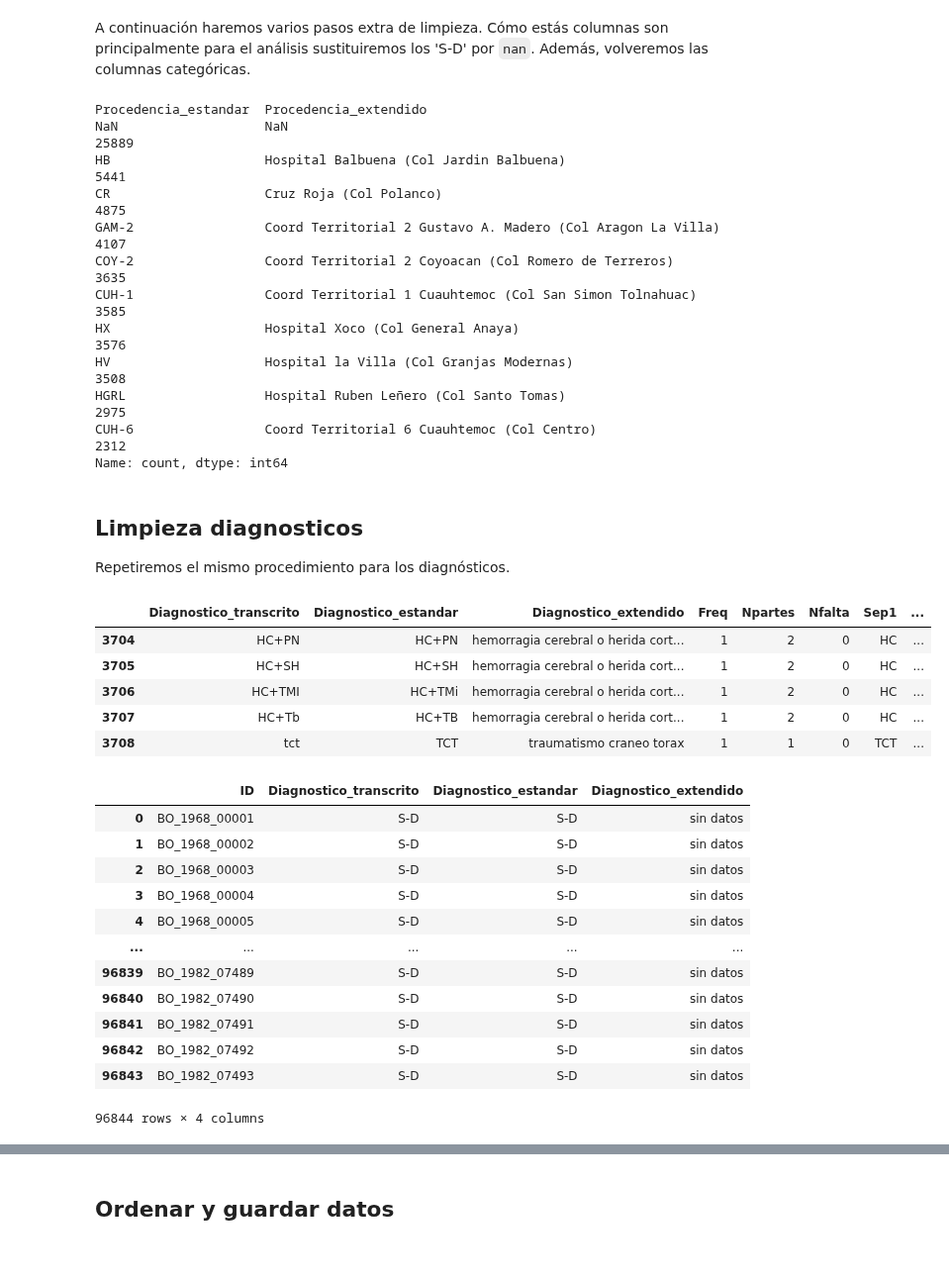
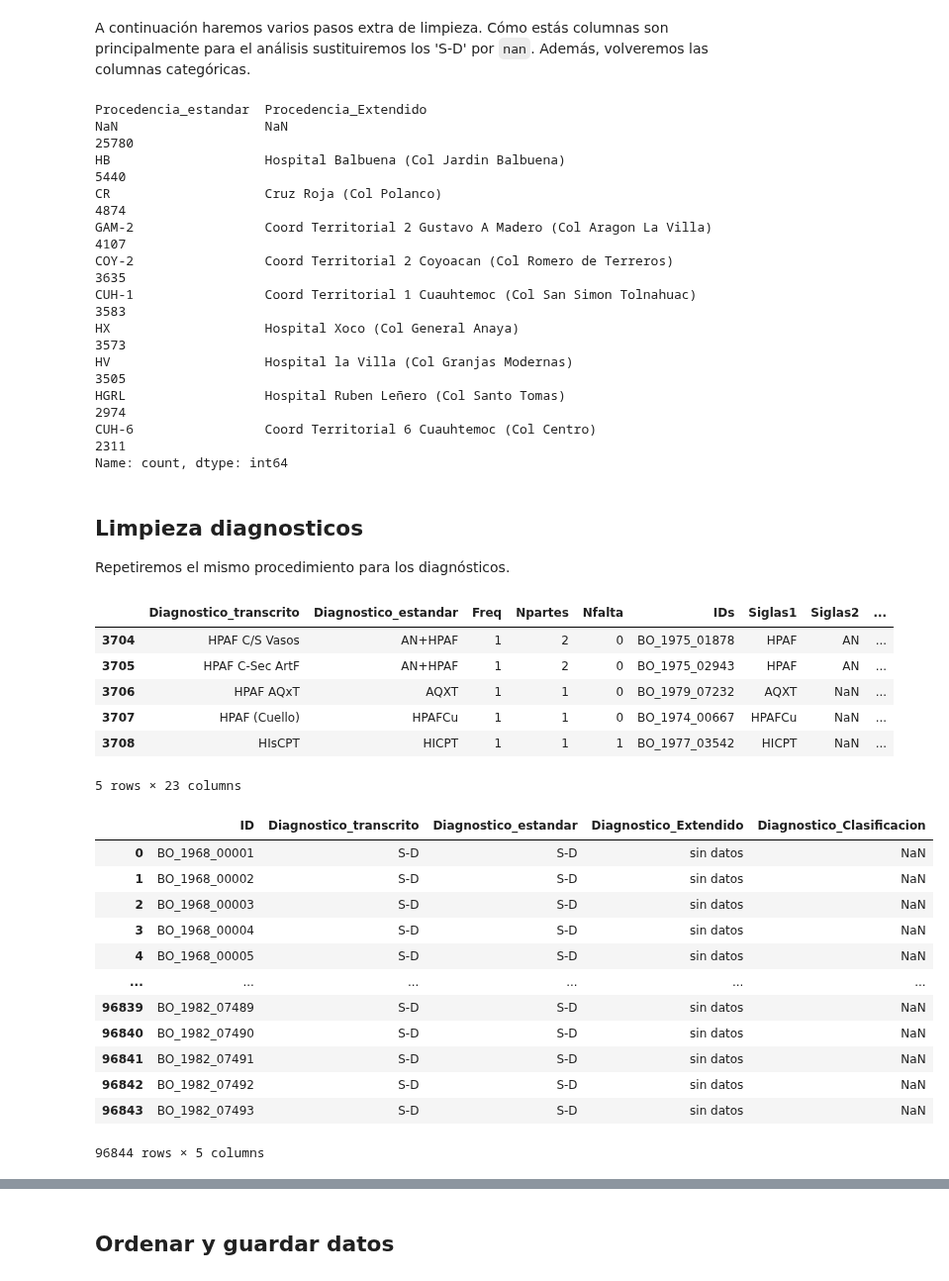
Before and after one commit to mar-esther23/SEMEFO_busqueda, a Jupyter notebook: HBO_limpieza.ipynb, the cells around one changed output, grey strips where cells are left out. Shown at 99% size. Drawn from its saved outputs; the diff is of its cells as text; code cells hidden in the pictures.

```diff
--- a/HBO_limpieza.ipynb
+++ b/HBO_limpieza.ipynb
@@ -536,6 +536,6 @@ En algunos casos es necesario generar una tabla con equivalencias e información
 
 Por ejemplo, hay múltiples formas de escribir una misma procedencia. La Coordinación 1 de Cuauhtémoc aparece cómo '1a', 'CH-1', etc. Además, hay casos donde los ingresos provienen de múltiples procedencias, cómo '33a+1a' o 'C-I HX'. En este caso es necesario hacer procesos de limpieza complejos que requieren revisión manual. El resultado de ese proceso es la tabla `cat_proc_sustitucion.xlsx`.
 # %%
-df_proc = pd.read_csv('catalogos/cat_proc_sustitucion.csv')
+df_proc = pd.read_excel('catalogos/cat_proc_sustitucion.xlsx')
 df_proc.tail()
 # %% [output]
@@ -549,7 +550,7 @@ df_proc.tail()
 Uniendo con el HBO
 # %%
 df = df.reset_index() # conserva indice
-cols = ['Procedencia_transcrito','Procedencia_estandar','Procedencia_extendido','Procedencia_alcaldia']
+cols = ['Procedencia_transcrito','Procedencia_estandar','Procedencia_Extendido','Procedencia_Alcaldia']
 df = df.merge(df_proc[cols], how='left', on='Procedencia_transcrito')
 df[['ID'] +cols]
 # %% [output]
@@ -569,56 +570,57 @@ df[['ID'] +cols]
 # %% [markdown]
 A continuación haremos varios pasos extra de limpieza. Cómo estás columnas son principalmente para el análisis sustituiremos los 'S-D' por `nan`. Además, volveremos las columnas categóricas.
 # %%
-cols = ['Procedencia_estandar','Procedencia_extendido']
+cols = ['Procedencia_estandar','Procedencia_Extendido']
 df[cols] = df[cols].replace({'S-D':nan, 'Sin datos':nan})
 
 df['Procedencia_estandar'] = df['Procedencia_estandar'].astype("category")
-df['Procedencia_alcaldia'] = df['Procedencia_alcaldia'].astype("category")
+df['Procedencia_Alcaldia'] = df['Procedencia_Alcaldia'].astype("category")
 
 df[cols].value_counts(dropna=False).head(10)
 # %% [output]
-Procedencia_estandar  Procedencia_extendido
-NaN                   NaN                                                            25889
-HB                    Hospital Balbuena (Col Jardin Balbuena)                         5441
-CR                    Cruz Roja (Col Polanco)                                         4875
-GAM-2                 Coord Territorial 2 Gustavo A. Madero (Col Aragon La Villa)     4107
-COY-2                 Coord Territorial 2 Coyoacan (Col Romero de Terreros)           3635
-CUH-1                 Coord Territorial 1 Cuauhtemoc (Col San Simon Tolnahuac)        3585
-HX                    Hospital Xoco (Col General Anaya)                               3576
-HV                    Hospital la Villa (Col Granjas Modernas)                        3508
-HGRL                  Hospital Ruben Leñero (Col Santo Tomas)                         2975
-CUH-6                 Coord Territorial 6 Cuauhtemoc (Col Centro)                     2312
+Procedencia_estandar  Procedencia_Extendido
+NaN                   NaN                                                           25780
+HB                    Hospital Balbuena (Col Jardin Balbuena)                        5440
+CR                    Cruz Roja (Col Polanco)                                        4874
+GAM-2                 Coord Territorial 2 Gustavo A Madero (Col Aragon La Villa)     4107
+COY-2                 Coord Territorial 2 Coyoacan (Col Romero de Terreros)          3635
+CUH-1                 Coord Territorial 1 Cuauhtemoc (Col San Simon Tolnahuac)       3583
+HX                    Hospital Xoco (Col General Anaya)                              3573
+HV                    Hospital la Villa (Col Granjas Modernas)                       3505
+HGRL                  Hospital Ruben Leñero (Col Santo Tomas)                        2974
+CUH-6                 Coord Territorial 6 Cuauhtemoc (Col Centro)                    2311
 Name: count, dtype: int64
 # %% [markdown]
 ## Limpieza diagnosticos
 
 Repetiremos el mismo procedimiento para los diagnósticos.
 # %%
-df_diag = pd.read_csv('catalogos/cat_diag_sustitucion.csv')
+df_diag = pd.read_excel('catalogos/cat_diag_sustitucion.xlsx')
 df_diag.tail()
 # %% [output]
-|  | Diagnostico_transcrito | Diagnostico_estandar | Diagnostico_extendido | Freq | Npartes | Nfalta | Sep1 | ... |
-| 3704 | HC+PN | HC+PN | hemorragia cerebral o herida cort... | 1 | 2 | 0 | HC | ... |
-| 3705 | HC+SH | HC+SH | hemorragia cerebral o herida cort... | 1 | 2 | 0 | HC | ... |
-| 3706 | HC+TMI | HC+TMi | hemorragia cerebral o herida cort... | 1 | 2 | 0 | HC | ... |
-| 3707 | HC+Tb | HC+TB | hemorragia cerebral o herida cort... | 1 | 2 | 0 | HC | ... |
-| 3708 | tct | TCT | traumatismo craneo torax | 1 | 1 | 0 | TCT | ... |
+|  | Diagnostico_transcrito | Diagnostico_estandar | Freq | Npartes | Nfalta | IDs | Siglas1 | Siglas2 | ... |
+| 3704 | HPAF C/S Vasos | AN+HPAF | 1 | 2 | 0 | BO_1975_01878 | HPAF | AN | ... |
+| 3705 | HPAF C-Sec ArtF | AN+HPAF | 1 | 2 | 0 | BO_1975_02943 | HPAF | AN | ... |
+| 3706 | HPAF AQxT | AQXT | 1 | 1 | 0 | BO_1979_07232 | AQXT | NaN | ... |
+| 3707 | HPAF (Cuello) | HPAFCu | 1 | 1 | 0 | BO_1974_00667 | HPAFCu | NaN | ... |
+| 3708 | HIsCPT | HICPT | 1 | 1 | 1 | BO_1977_03542 | HICPT | NaN | ... |
+5 rows × 23 columns
 # %%
-cols = ['Diagnostico_transcrito','Diagnostico_estandar','Diagnostico_extendido']
+cols = ['Diagnostico_transcrito','Diagnostico_estandar','Diagnostico_Extendido','Diagnostico_Clasificacion']
 df = df.merge(df_diag[cols], how='left', on='Diagnostico_transcrito')
 df[['ID'] +cols]
 # %% [output]
-|  | ID | Diagnostico_transcrito | Diagnostico_estandar | Diagnostico_extendido |
-| 0 | BO_1968_00001 | S-D | S-D | sin datos |
-| 1 | BO_1968_00002 | S-D | S-D | sin datos |
-| 2 | BO_1968_00003 | S-D | S-D | sin datos |
-| 3 | BO_1968_00004 | S-D | S-D | sin datos |
-| 4 | BO_1968_00005 | S-D | S-D | sin datos |
-| ... | ... | ... | ... | ... |
-| 96839 | BO_1982_07489 | S-D | S-D | sin datos |
-| 96840 | BO_1982_07490 | S-D | S-D | sin datos |
-| 96841 | BO_1982_07491 | S-D | S-D | sin datos |
-| 96842 | BO_1982_07492 | S-D | S-D | sin datos |
-| 96843 | BO_1982_07493 | S-D | S-D | sin datos |
+|  | ID | Diagnostico_transcrito | Diagnostico_estandar | Diagnostico_Extendido | Diagnostico_Clasificacion |
+| 0 | BO_1968_00001 | S-D | S-D | sin datos | NaN |
+| 1 | BO_1968_00002 | S-D | S-D | sin datos | NaN |
+| 2 | BO_1968_00003 | S-D | S-D | sin datos | NaN |
+| 3 | BO_1968_00004 | S-D | S-D | sin datos | NaN |
+| 4 | BO_1968_00005 | S-D | S-D | sin datos | NaN |
+| ... | ... | ... | ... | ... | ... |
+| 96839 | BO_1982_07489 | S-D | S-D | sin datos | NaN |
+| 96840 | BO_1982_07490 | S-D | S-D | sin datos | NaN |
+| 96841 | BO_1982_07491 | S-D | S-D | sin datos | NaN |
+| 96842 | BO_1982_07492 | S-D | S-D | sin datos | NaN |
+| 96843 | BO_1982_07493 | S-D | S-D | sin datos | NaN |
-96844 rows × 4 columns
+96844 rows × 5 columns
 # %%
```
Also changed, not shown: parts of 6 cells of this notebook, 26 other files.
